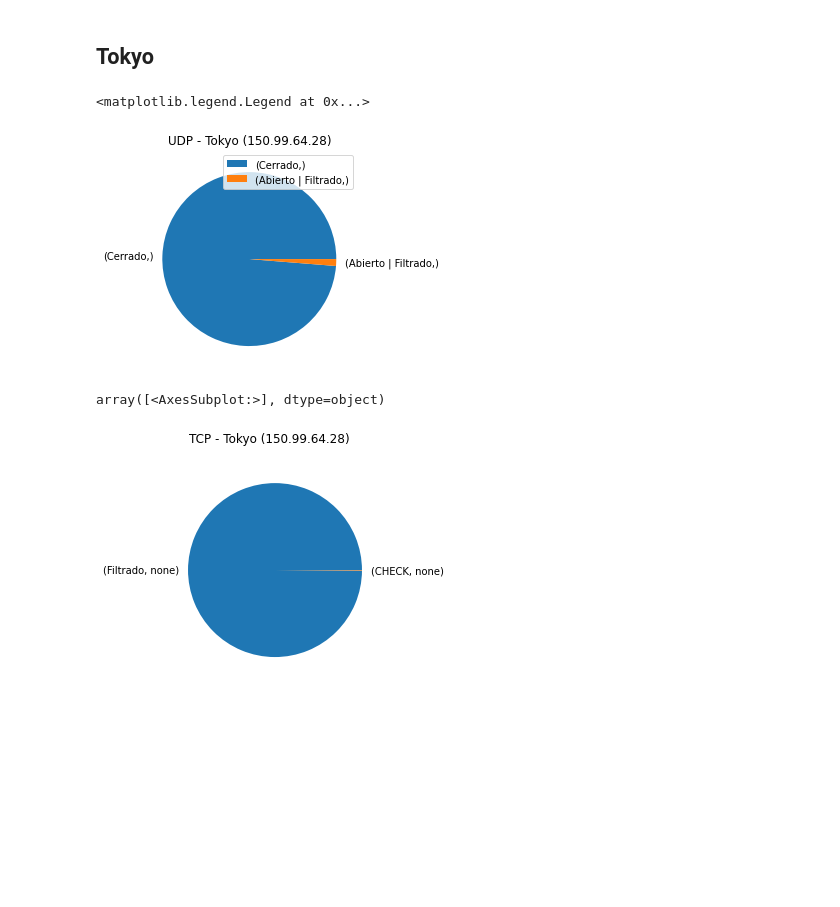
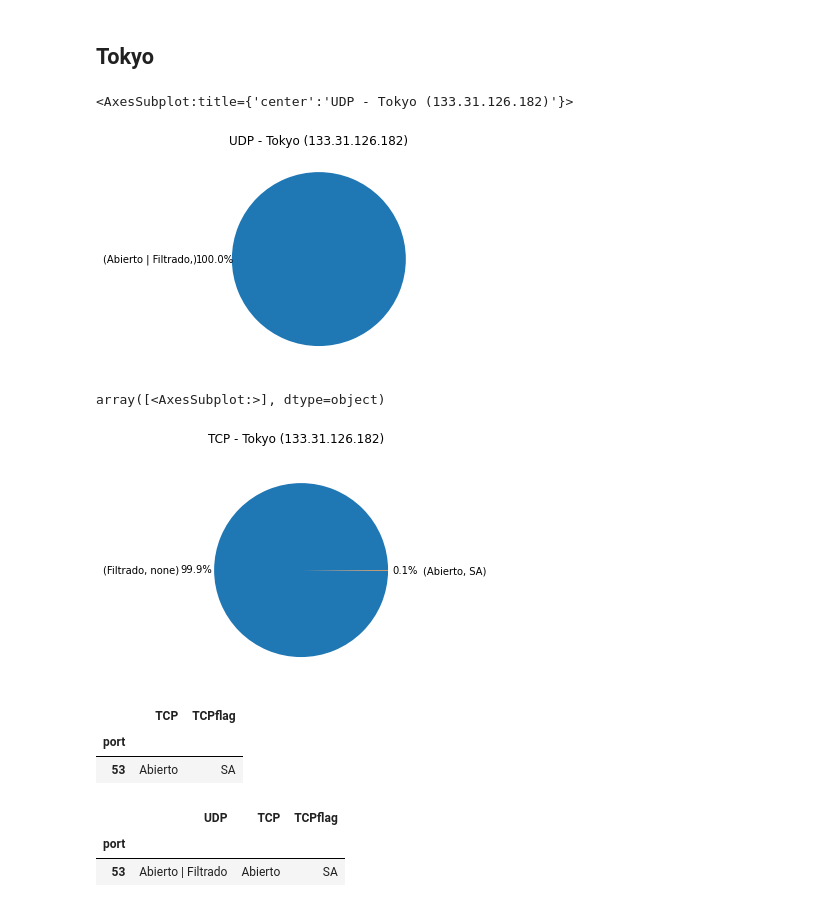
Before and after one commit to mcel98/tdc-tp3, a Jupyter notebook: experimentacion.ipynb, the cells around one changed output. Cells and saved outputs as stored; diff of their text form; code cells hidden in the pictures; blank space fills up the shorter version.

```diff
--- a/experimentacion.ipynb
+++ b/experimentacion.ipynb
@@ -6,10 +6,11 @@
 - `plot_tcp` imprime el gráfico de torta de el estado de los puertos TCP
 # %%
 import pandas
+import matplotlib as plt
 
 def read_file(file):
     scannedfile = open(file)
-    df = pandas.read_csv(scannedfile)
+    df = pandas.read_csv(scannedfile, index_col='port')
     scannedfile.close()
     return df
 
@@ -20,7 +21,7 @@ def plot_tcp(df, title):
     return df[['TCP', 'TCPflag']].value_counts().plot
 
 def open_udp_ports(df):
-    udp = df_munich[['port', 'UDP']]
+    udp = df[['UDP']]
     return udp[udp.UDP != 'Cerrado']
 
 def filtrados(df):
@@ -28,6 +29,9 @@ def filtrados(df):
     filtradosUDP = df['UDP']=='Filtrado'
     filtAbUDP = df['UDP']=='Abierto | Filtrado'
     return df[filtradosTCP & (filtAbUDP|filtradosUDP)]
+def open_tcp_ports(df):
+    df_AbiertosTCP= df[df['TCP']=='Abierto']
+    return df_AbiertosTCP[['TCP', 'TCPflag']]
 # %% [markdown]
 ## Munich
 # %%
@@ -47,16 +71,28 @@ array([<AxesSubplot:>], dtype=object)
 # %% [markdown]
 ## Tokyo
 # %%
-file_muestra_tokyo='tokyo-150.99.64.28.csv'
-title_muestra_tokyo='Tokyo (150.99.64.28)'
+file_muestra_tokyo='tokyo-133.31.126.182.csv'
+title_muestra_tokyo='Tokyo (133.31.126.182)'
 df_tokyo = read_file(file_muestra_tokyo)
 # %%
-plot_udp(df_tokyo, title_muestra_tokyo).pie(ylabel='', y='UDP', title='UDP - ' + title_muestra_tokyo).legend()
+plot_udp(df_tokyo, title_muestra_tokyo).pie(ylabel='', y='UDP', title='UDP - ' + title_muestra_tokyo, autopct='%1.1f%%',pctdistance=1.2, labeldistance=1.4)
 # %% [output]
-<matplotlib.legend.Legend at 0x...>
+<AxesSubplot:title={'center':'UDP - Tokyo (133.31.126.182)'}>
-[figure, old version]
+[figure, new version]
 # %%
-plot_tcp(df_tokyo, title_muestra_tokyo).pie(ylabel='', subplots=True, title='TCP - ' + title_muestra_tokyo)
+plot_tcp(df_tokyo, title_muestra_tokyo).pie(ylabel='', subplots=True, title='TCP - ' + title_muestra_tokyo, autopct='%1.1f%%',pctdistance=1.2, labeldistance=1.4)
 # %% [output]
 array([<AxesSubplot:>], dtype=object)
-[figure, old version]
+[figure, new version]
+# %%
+open_tcp_ports(df_tokyo)
+# %% [output]
+|  | TCP | TCPflag |
+| port |  |  |
+| 53 | Abierto | SA |
+# %%
+pandas.merge(open_udp_ports(df_tokyo), open_tcp_ports(df_tokyo), how='inner', on='port')
+# %% [output]
+|  | UDP | TCP | TCPflag |
+| port |  |  |  |
+| 53 | Abierto | Filtrado | Abierto | SA |
```
Also changed, not shown: parts of 22 cells of this notebook, 3 other files.
